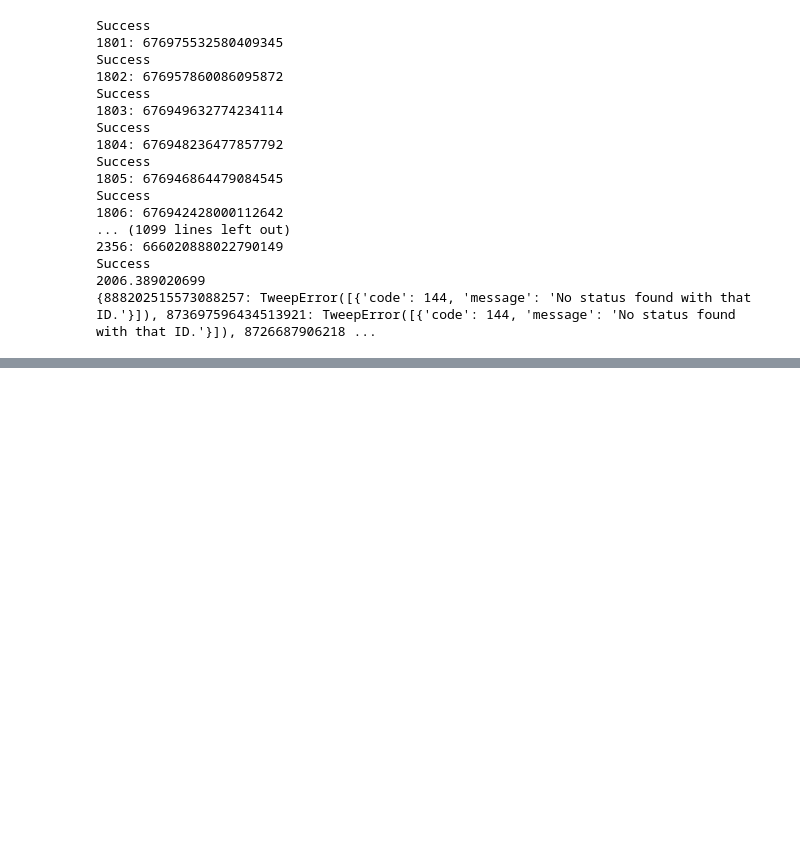
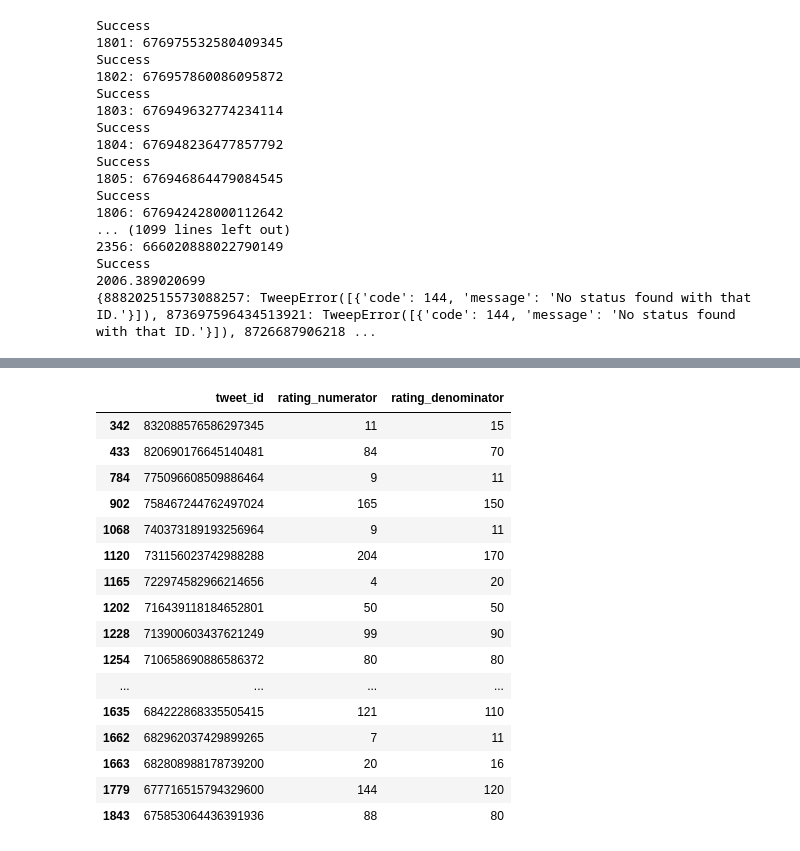
Before and after one commit to primalusiana/twitter-data-wrangling, a Jupyter notebook: wrangle_act.ipynb, the cells around one changed output, grey strips where cells are left out. Cells and saved outputs as stored; diff of their text form; code cells hidden in the pictures; blank space fills up the shorter version.

```diff
--- a/wrangle_act.ipynb
+++ b/wrangle_act.ipynb
@@ -118,0 +301,21 @@ len(fails_dict)
+# %%
+# checking rating_numerator and rating_denominator columns
+df.query('rating_denominator > 10')[['tweet_id','rating_numerator','rating_denominator']]
+# %% [output]
+|  | tweet_id | rating_numerator | rating_denominator |
+| 342 | 832088576586297345 | 11 | 15 |
+| 433 | 820690176645140481 | 84 | 70 |
+| 784 | 775096608509886464 | 9 | 11 |
+| 902 | 758467244762497024 | 165 | 150 |
+| 1068 | 740373189193256964 | 9 | 11 |
+| 1120 | 731156023742988288 | 204 | 170 |
+| 1165 | 722974582966214656 | 4 | 20 |
+| 1202 | 716439118184652801 | 50 | 50 |
+| 1228 | 713900603437621249 | 99 | 90 |
+| 1254 | 710658690886586372 | 80 | 80 |
+| ... | ... | ... | ... |
+| 1635 | 684222868335505415 | 121 | 110 |
+| 1662 | 682962037429899265 | 7 | 11 |
+| 1663 | 682808988178739200 | 20 | 16 |
+| 1779 | 677716515794329600 | 144 | 120 |
+| 1843 | 675853064436391936 | 88 | 80 |
```
Also changed, not shown: parts of 26 cells of this notebook, 1 other file.
